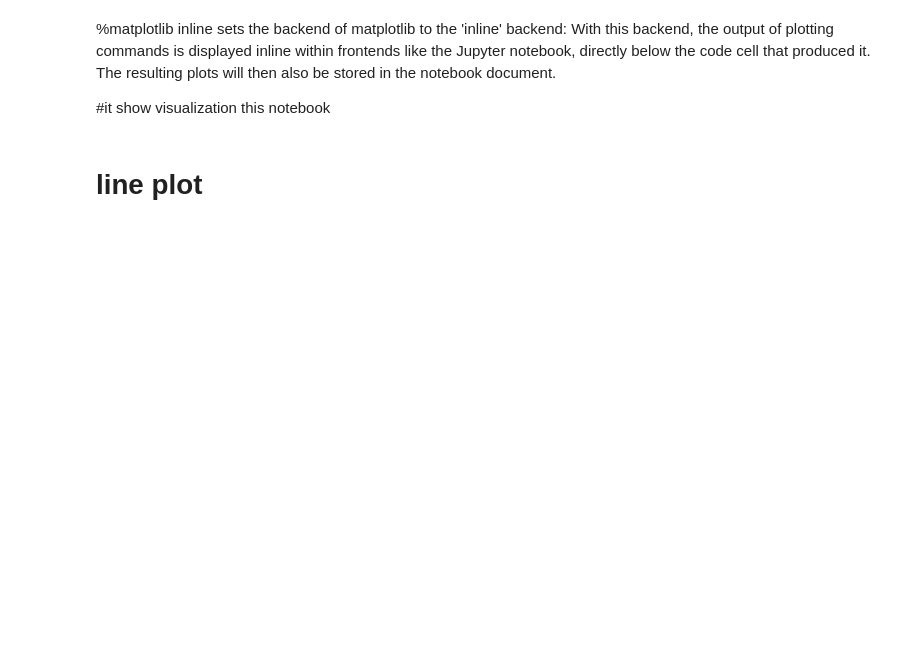
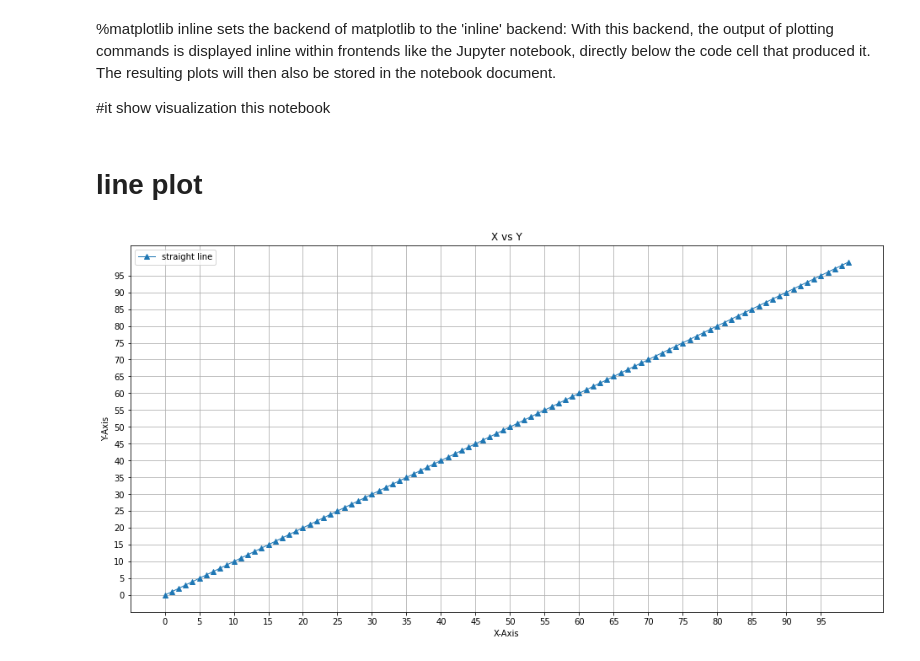
Before and after one commit to Rasel-25/Python, a Jupyter notebook: dataVisualization/eda.ipynb, the cells around one changed output. Saved outputs shown, nothing was run; the diff lists cells and outputs as text; code cells hidden in the pictures; blank space fills up the shorter version.

```diff
--- a/dataVisualization/eda.ipynb
+++ b/dataVisualization/eda.ipynb
@@ -11,4 +11,18 @@ import matplotlib.pyplot as plt
 # %%
 x=np.arange(0,100)
 y=np.arange(0,100)
+# %%
+# Straight line
+plt.figure(figsize=(16,8))  # Create a new figure, or activate an existing figure.
+plt.plot(x,y, label="straight line",linewidth=1, marker='^')
+plt.title('X vs Y')
+plt.xlabel("X-Axis")
+plt.ylabel("Y-Axis")
+plt.legend() # recognize the label
+plt.grid(True)
+plt.xticks(np.arange(0,100,5)) # Get or set the current tick locations and labels of the x-axis.
+plt.yticks(np.arange(0,100,5))
+plt.show() #Display all open figures.
+# %% [output]
+[figure, added]
 # %%
```
Also changed, not shown: parts of 2 cells of this notebook.
